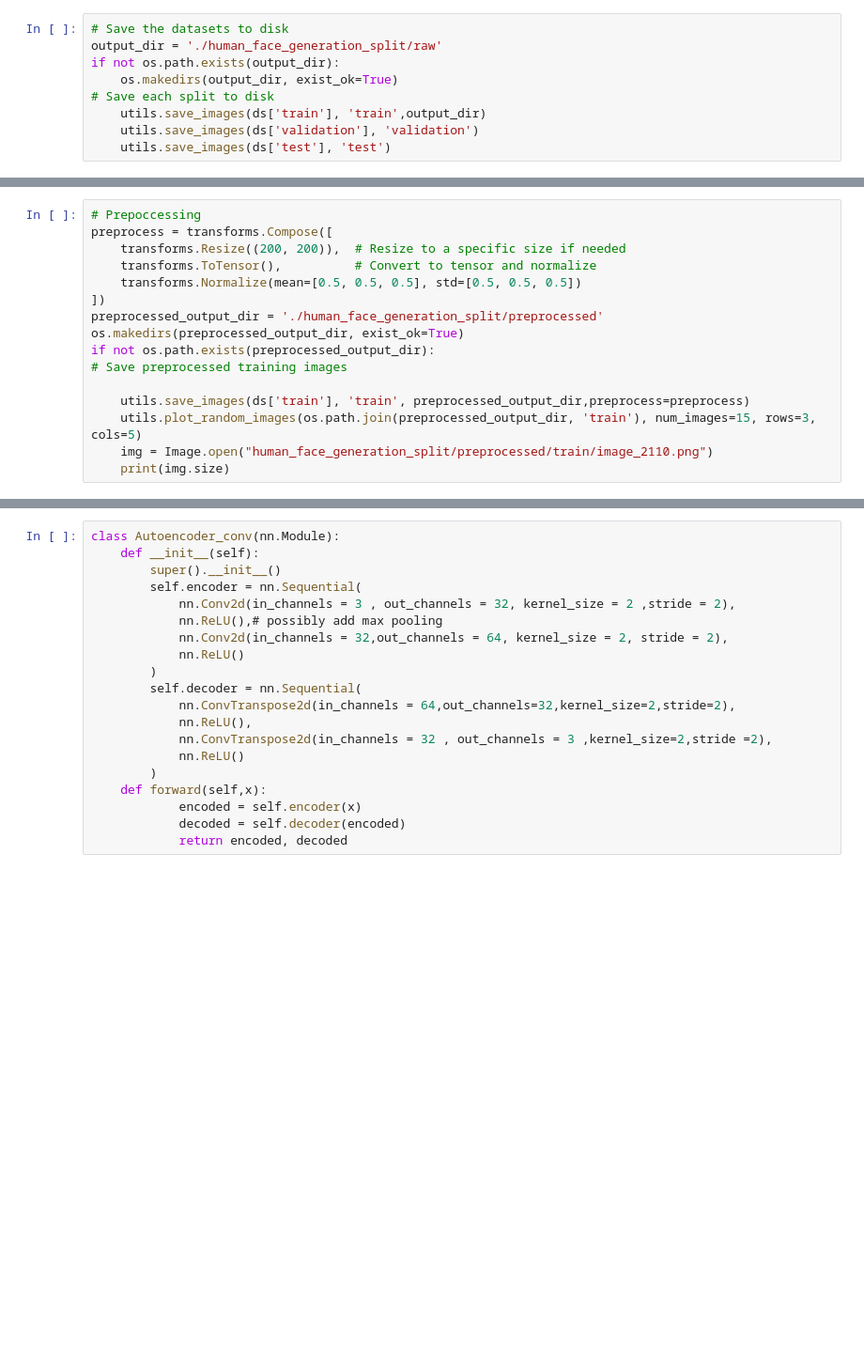
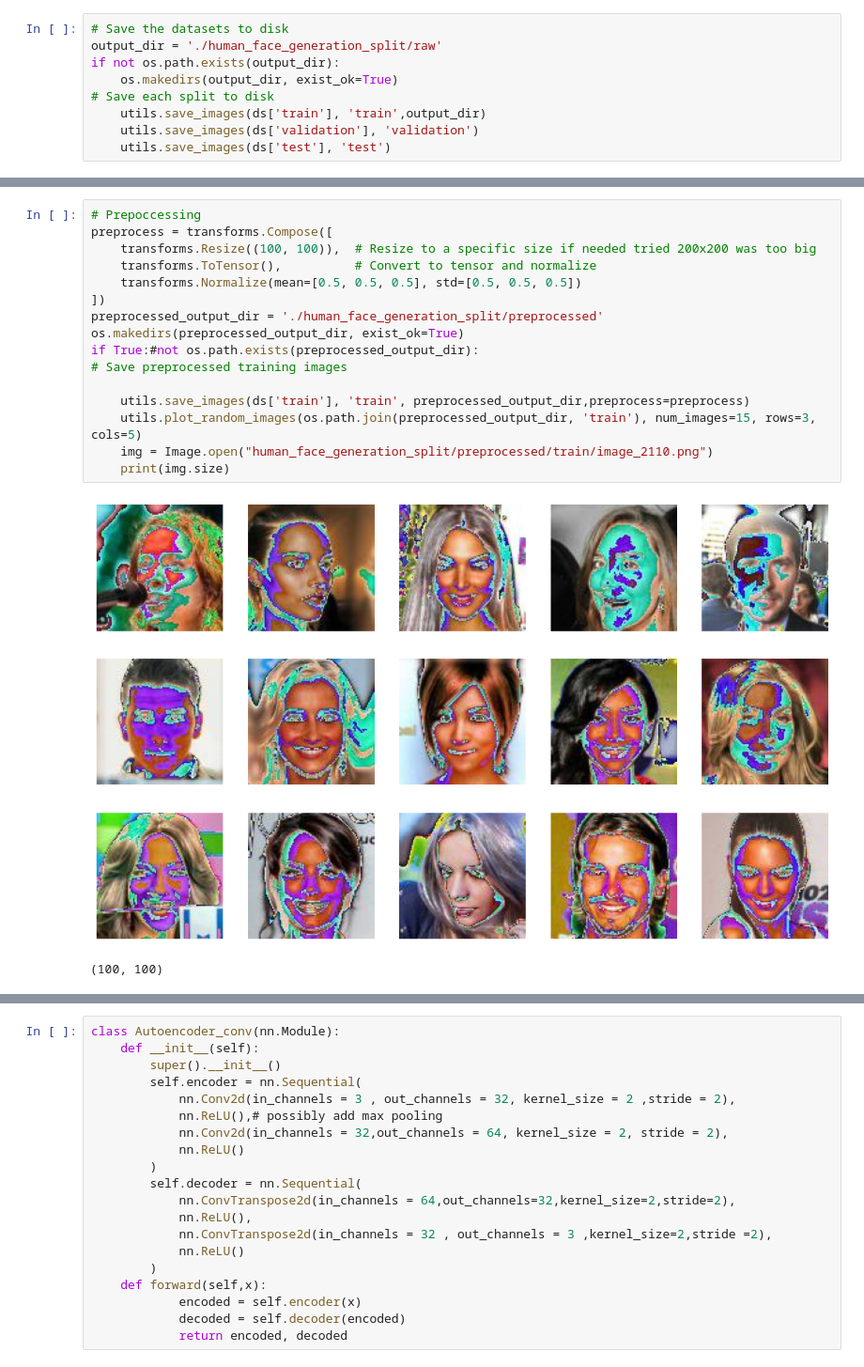
Before and after one commit to OmarFaig/VAE_vs_GAN, a Jupyter notebook: main.ipynb, the cells around one changed output, grey strips where cells are left out. Shown at 94% size. Saved outputs shown, nothing was run; the diff lists cells and outputs as text; blank space fills up the shorter version.

```diff
--- a/main.ipynb
+++ b/main.ipynb
@@ -45,19 +55,22 @@ utils.plot_random_images(dataset_path='human_face_generation_split/raw/train', n
 # %%
 # Prepoccessing
 preprocess = transforms.Compose([
-    transforms.Resize((200, 200)),  # Resize to a specific size if needed
+    transforms.Resize((100, 100)),  # Resize to a specific size if needed tried 200x200 was too big
     transforms.ToTensor(),          # Convert to tensor and normalize
     transforms.Normalize(mean=[0.5, 0.5, 0.5], std=[0.5, 0.5, 0.5])
 ])
 preprocessed_output_dir = './human_face_generation_split/preprocessed'
 os.makedirs(preprocessed_output_dir, exist_ok=True)
-if not os.path.exists(preprocessed_output_dir):
+if True:#not os.path.exists(preprocessed_output_dir):
 # Save preprocessed training images
 
     utils.save_images(ds['train'], 'train', preprocessed_output_dir,preprocess=preprocess)
     utils.plot_random_images(os.path.join(preprocessed_output_dir, 'train'), num_images=15, rows=3, cols=5)
     img = Image.open("human_face_generation_split/preprocessed/train/image_2110.png")
     print(img.size)
+# %% [output]
+[figure, added]
+(100, 100)
 # %%
 # first implement a simple Autoencoder with Linear layers
 class Autoencoder_linear(nn.Module):
```
Also changed, not shown: parts of 10 cells of this notebook, 2 other files.
